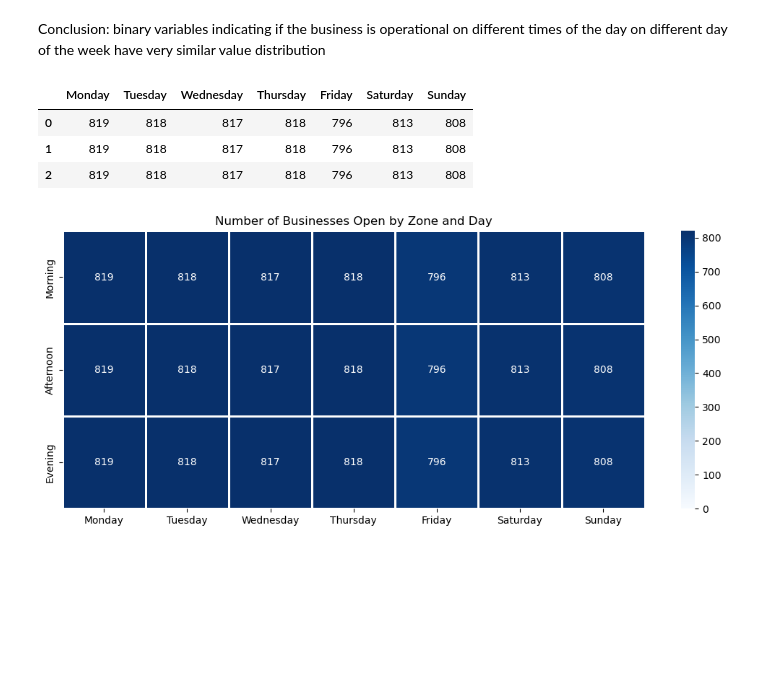
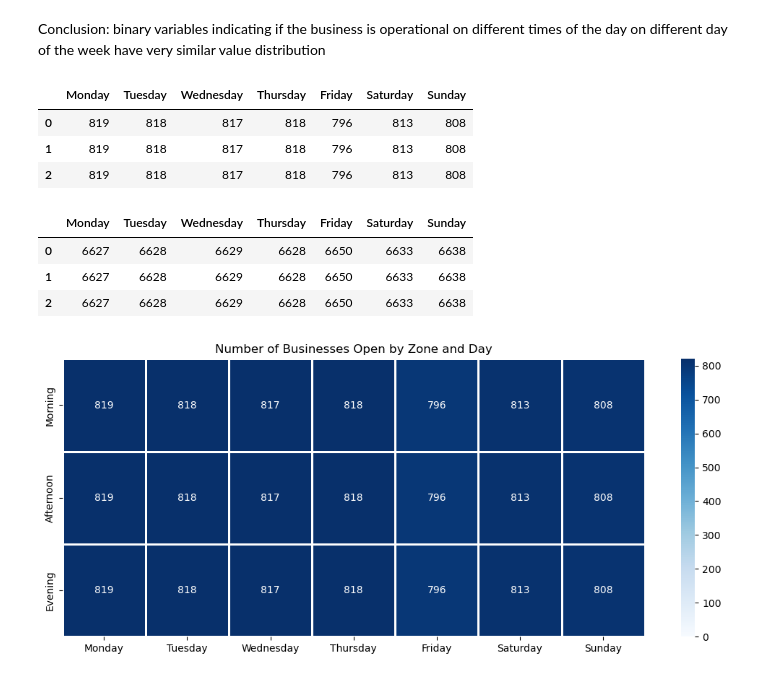
Before and after one commit to kwiatkowskaa/Location_Intelligence_Data_Clustering, a Jupyter notebook: EDA.ipynb, the cells around one changed output. Saved outputs shown, nothing was run; the diff lists cells and outputs as text; code cells hidden in the pictures; blank space fills up the shorter version.

```diff
--- a/EDA.ipynb
+++ b/EDA.ipynb
@@ -249,13 +249,24 @@ plt.show()
 [figure]
 # %% [markdown]
 Conclusion: binary variables indicating if the business is operational on different times of the day on different day of the week have very similar value distribution
+# %%
+total_rows = X_train_bool.shape[0]
+counts_of_1 = X_train_bool.sum()
+counts_of_1 = pd.DataFrame(counts_of_1.values.reshape((3, 7),  order='F'),
+                         columns=['Monday', 'Tuesday', 'Wednesday', 'Thursday', 'Friday', 'Saturday', 'Sunday'])
+counts_of_1
+# %% [output]
+|  | Monday | Tuesday | Wednesday | Thursday | Friday | Saturday | Sunday |
+| 0 | 819 | 818 | 817 | 818 | 796 | 813 | 808 |
+| 1 | 819 | 818 | 817 | 818 | 796 | 813 | 808 |
+| 2 | 819 | 818 | 817 | 818 | 796 | 813 | 808 |
 # %%
-counts_df = X_train_bool.sum()
-counts_df = pd.DataFrame(counts_df.values.reshape((3, 7),  order='F'),
+counts_of_0 = total_rows - counts_of_1
+counts_of_0 = pd.DataFrame(counts_of_0.values.reshape((3, 7),  order='F'),
                          columns=['Monday', 'Tuesday', 'Wednesday', 'Thursday', 'Friday', 'Saturday', 'Sunday'])
-counts_df
+counts_of_0
 # %% [output]
 |  | Monday | Tuesday | Wednesday | Thursday | Friday | Saturday | Sunday |
-| 0 | 819 | 818 | 817 | 818 | 796 | 813 | 808 |
-| 1 | 819 | 818 | 817 | 818 | 796 | 813 | 808 |
-| 2 | 819 | 818 | 817 | 818 | 796 | 813 | 808 |
+| 0 | 6627 | 6628 | 6629 | 6628 | 6650 | 6633 | 6638 |
+| 1 | 6627 | 6628 | 6629 | 6628 | 6650 | 6633 | 6638 |
+| 2 | 6627 | 6628 | 6629 | 6628 | 6650 | 6633 | 6638 |
```
Also changed, not shown: parts of 14 cells of this notebook.
